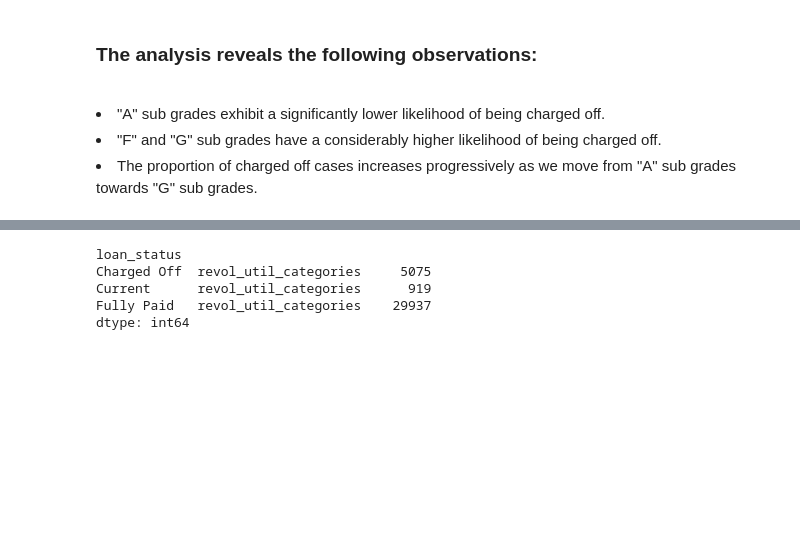
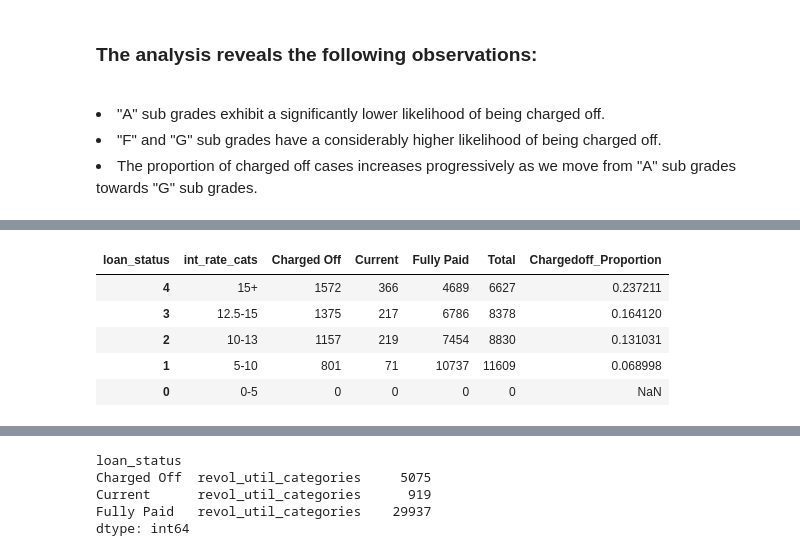
Before and after one commit to RezonChakraborty/LendingClub_CaseStudy, a Jupyter notebook: LendingClub_CaseStudy_Analysis.ipynb, the cells around one changed output, grey strips where cells are left out. Cells and saved outputs as stored; diff of their text form; code cells hidden in the pictures; blank space fills up the shorter version.

Commit message:
int_rate_vs_loan analysis added

```diff
--- a/LendingClub_CaseStudy_Analysis.ipynb
+++ b/LendingClub_CaseStudy_Analysis.ipynb
@@ -598,0 +599,4 @@ plt.show()
+# %%
+# Converting int_rate into Categories for visulization
+df['int_rate_cats'] = pd.cut(df['int_rate'], [0, 5, 10, 12.5, 15, 20], labels=['0-5', '5-10', '10-13', '12.5-15', '15+'])
+df['int_rate_cats']
@@ -598,0 +617,14 @@ plt.show()
+# %%
+# Bivariate Analysis on interest rate against Chargedoff_Proportion
+int_rate_vs_loan = df.groupby(['int_rate_cats', 'loan_status']).loan_status.count().unstack().fillna(0).reset_index()
+int_rate_vs_loan['Total'] = int_rate_vs_loan['Charged Off'] + int_rate_vs_loan['Current'] + int_rate_vs_loan['Fully Paid']
+int_rate_vs_loan['Chargedoff_Proportion'] = int_rate_vs_loan['Charged Off'] / int_rate_vs_loan['Total']
+interest_vs_loan_sorted = int_rate_vs_loan.sort_values('Chargedoff_Proportion', ascending=False)
+interest_vs_loan_sorted
+# %% [output]
+| loan_status | int_rate_cats | Charged Off | Current | Fully Paid | Total | Chargedoff_Proportion |
+| 4 | 15+ | 1572 | 366 | 4689 | 6627 | 0.237211 |
+| 3 | 12.5-15 | 1375 | 217 | 6786 | 8378 | 0.164120 |
+| 2 | 10-13 | 1157 | 219 | 7454 | 8830 | 0.131031 |
+| 1 | 5-10 | 801 | 71 | 10737 | 11609 | 0.068998 |
+| 0 | 0-5 | 0 | 0 | 0 | 0 | NaN |
```
Also changed, not shown: parts of 16 cells of this notebook.
